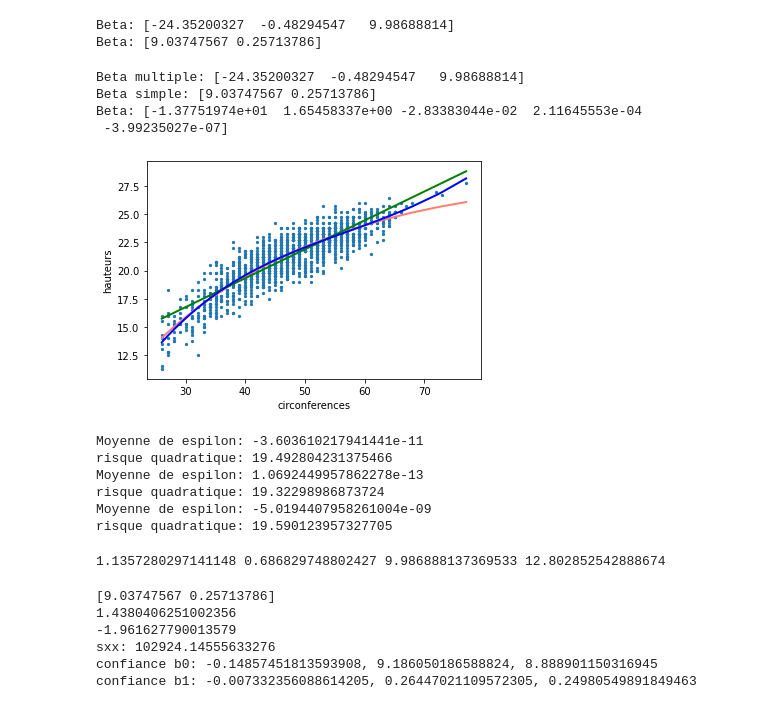
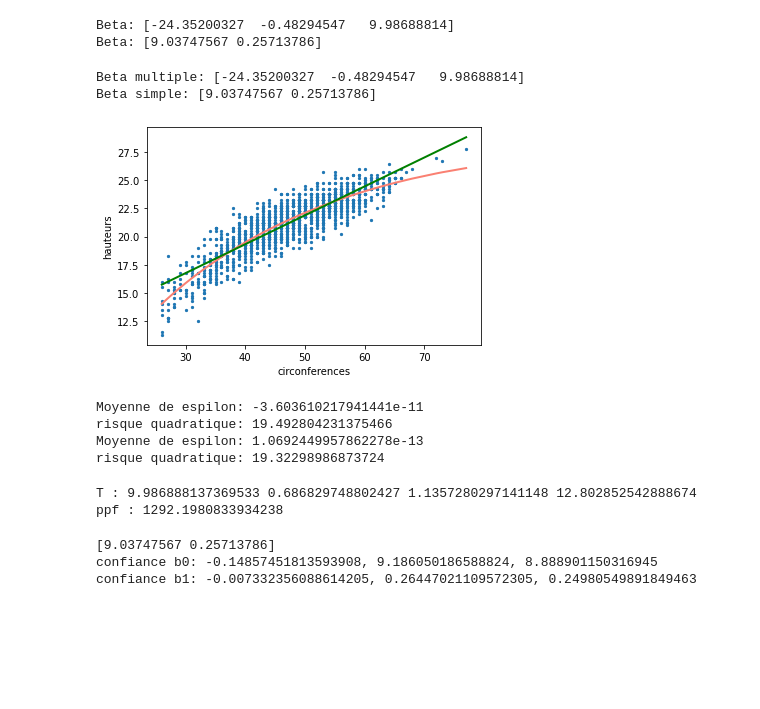
Before and after one commit to PAYRAULT/MPI, a Jupyter notebook: MEU359 - Stat/TP/TP_eucsliptus.ipynb, the cells around one changed output. Cells and saved outputs as stored; diff of their text form; code cells hidden in the pictures; blank space fills up the shorter version.

```diff
--- a/MEU359 - Stat/TP/TP_eucsliptus.ipynb
+++ b/MEU359 - Stat/TP/TP_eucsliptus.ipynb
@@ -148,53 +148,36 @@ beta1 = calcule_beta(circs1, hauteurs)
 circs1_sort = circs1[circs1[:, 1].argsort()]
 y1 = beta1[0]+beta1[1]*circs1_sort[:,[1]]
 
-beta2 = calcule_beta(circs2, hauteurs)
-# Tri par hauteurs pour tracer proprement la courbe
-circs2_sort = circs2[circs2[:, 1].argsort()]
-y2 = beta2[0]+beta2[1]*circs2_sort[:,[1]]+beta2[2]*circs2_sort[:,[2]]+beta2[3]*circs2_sort[:,[3]]+beta2[4]*circs2_sort[:,[4]]
-
 print(f"Beta multiple: {beta}")
 print(f"Beta simple: {beta1}") # meme resultats que la regression lineaire simple
-print(f"Beta: {beta2}") # meme resultats que la regression lineaire simple
 
 plt.scatter(circs[:,[1]], hauteurs,s=5)
 plt.plot(circs_sort[:,[1]], y, color='salmon', linewidth=2)   # regression lineaire multiple
 plt.plot(circs1_sort[:,[1]], y1, color='green', linewidth=2)  # regression lineaire simple
-plt.plot(circs2_sort[:,[1]], y2, color='blue', linewidth=2)  # regression lineaire multiple
 plt.xlabel("circonferences")
 plt.ylabel("hauteurs")
 plt.show()
 
 #n = hauteurs.size
 res = 0
 for i in range(hauteurs.size):
     h = beta[0] + beta[1]*circs[i,1] + beta[2]*circs[i,2]
     res = res + np.power(hauteurs[i] - h,2)
 res1 = 0
 for i in range(hauteurs.size):
     h1 = beta1[0] + beta1[1]*circs1[i,1]
     res1 = res1 + np.power(hauteurs[i] - h1,2)
-res2 = 0
-for i in range(hauteurs.size):
-    h2 = beta2[0] + beta2[1]*circs2[i,1] + beta2[2]*circs2[i,2] + beta2[3]*circs2[i,3] + beta2[4]*circs2[i,4]
-    res2 = res2 + np.power(hauteurs[i] - h2,2)
 
 print(f"Moyenne de espilon: {(np.sum(y)-np.sum(hauteurs))/n}")
 print(f"risque quadratique: {h}")
 print(f"Moyenne de espilon: {(np.sum(y1)-np.sum(hauteurs))/n}")
 print(f"risque quadratique: {h1}")
-print(f"Moyenne de espilon: {(np.sum(y2)-np.sum(hauteurs))/n}")
-print(f"risque quadratique: {h2}")
 # %% [output]
 Beta multiple: [-24.35200327  -0.48294547   9.98688814]
 Beta simple: [9.03747567 0.25713786]
-Beta: [-1.37751974e+01  1.65458337e+00 -2.83383044e-02  2.11645553e-04
- -3.99235027e-07]
-[figure, old version]
+[figure, new version]
 Moyenne de espilon: -3.603610217941441e-11
 risque quadratique: 19.492804231375466
 Moyenne de espilon: 1.0692449957862278e-13
 risque quadratique: 19.32298986873724
-Moyenne de espilon: -5.0194407958261004e-09
-risque quadratique: 19.590123957327705
 # %%
@@ -237,7 +220,12 @@ sigma = calcul_sigma(circs, hauteurs, beta)
 m3 = calcul_m3(circs)
 T = beta[2] / (m3*sigma)
 
-print(f"{sigma} {m3} {beta[2]} {T}")
+print(f"T : {T}")
+
+conf = .99
+ppf = st.chi2.ppf(q = (1-conf)/2, df = hauteurs.size-3)
+print(f"ppf : {ppf}")
 # %% [output]
-1.1357280297141148 0.686829748802427 9.986888137369533 12.802852542888674
+T : 9.986888137369533 0.686829748802427 1.1357280297141148 12.802852542888674
+ppf : 1292.1980833934238
 # %%
@@ -285,11 +272,11 @@ beta = calcule_beta(circs1, hauteurs)
 print(f"{beta}")
 
 sigma2 = calcul_sigma2_simple(circs1, hauteurs, beta)
-print(f"{sigma2}")
+#print(f"{sigma2}")
 tr = scipy.stats.t.ppf(alpha/2,df)
-print(f"{tr}")
+#print(f"{tr}")
 sxx = calcul_sxx(circonfs)
-print(f"sxx: {sxx}")
+#print(f"sxx: {sxx}")
 
 conf_b0 = tr*np.sqrt(sigma2*((1/n+np.power(np.mean(circs),2)/sxx)))
 print(f"confiance b0: {conf_b0}, {beta[0]-conf_b0}, {beta[0]+conf_b0}")
@@ -298,8 +285,5 @@ conf_b1 = tr*np.sqrt(sigma2/sxx)
 print(f"confiance b1: {conf_b1}, {beta[1]-conf_b1}, {beta[1]+conf_b1}")
 # %% [output]
 [9.03747567 0.25713786]
-1.4380406251002356
--1.961627790013579
-sxx: 102924.14555633276
 confiance b0: -0.14857451813593908, 9.186050186588824, 8.888901150316945
 confiance b1: -0.007332356088614205, 0.26447021109572305, 0.24980549891849463
```
Also changed, not shown: parts of 3 cells of this notebook, 2 other files.
